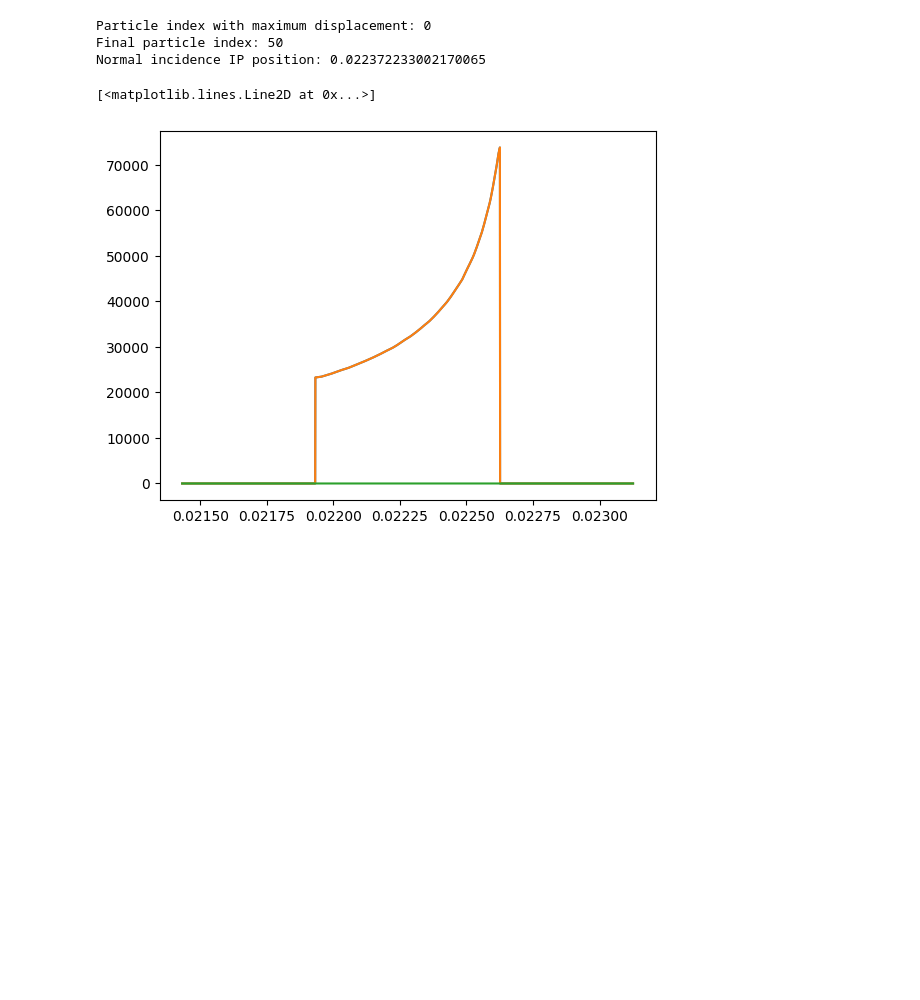
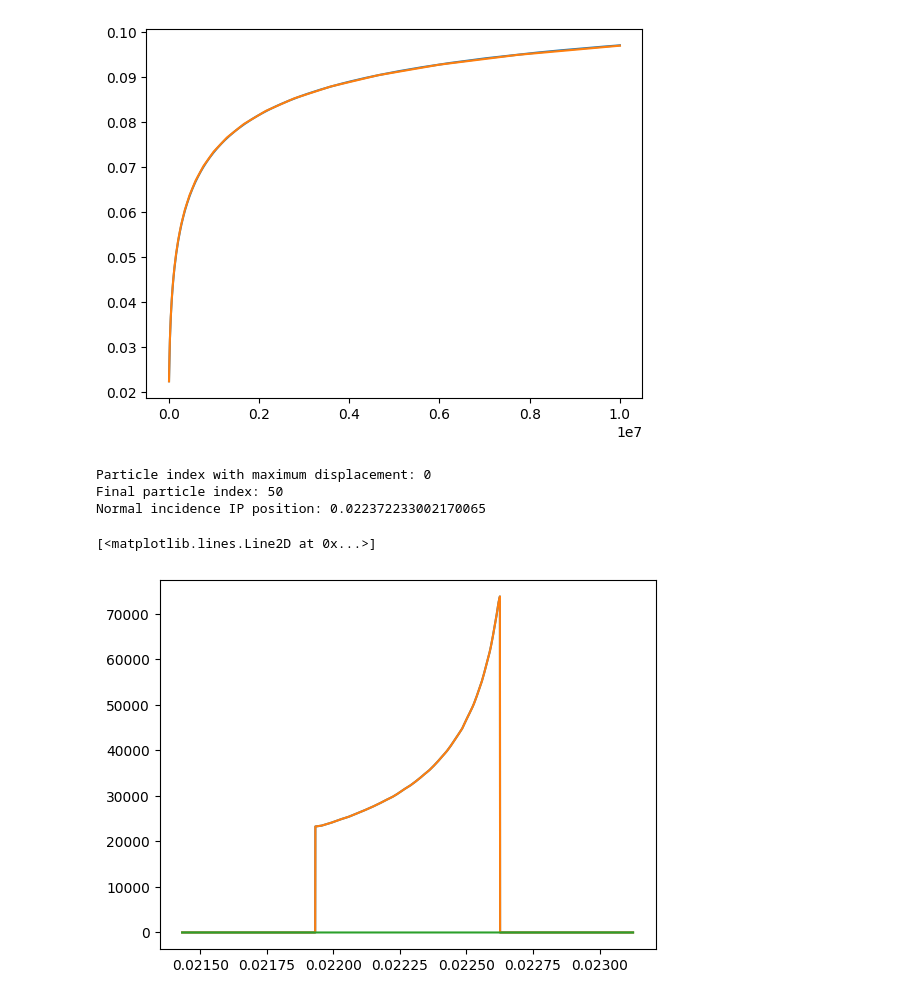
Before and after one commit to Schaeffer-Lab/Dec-2024-Shock-Data, a Jupyter notebook: Class_MagSpec.ipynb, the cells around one changed output. Saved outputs shown, nothing was run; the diff lists cells and outputs as text; code cells hidden in the pictures; blank space fills up the shorter version.

Commit message:
Working Dispersion

```diff
--- a/Class_MagSpec.ipynb
+++ b/Class_MagSpec.ipynb
@@ -967,0 +898,81 @@ plt.ylim(yc-w,yc+w)
+# %%
+#Field from Gennady
+NEPPS_Field = (89/79)*np.loadtxt('Magnetic_Field_NEPPS.txt', skiprows=1)
+
+Baxes, Bdata = NEPPS_Field[:,0], NEPPS_Field[:,1]
+
+Spec = MagSpec()
+
+Spec.mag_field(Baxes,Bdata)
+
+#Spec.plotIP()
+
+IP_dist_val, X_data, Y_data, Z_data = Spec.track_1D_slit(
+    plotting = False,
+    Energy_eV = 10000,
+    source = 'point',
+    Range = np.linspace(-0.002,0.002,51),
+    theta_z = 0,
+    theta_0 = 0)
+
+#zoom in!
+xc = 0.0215
+yc = 0.014
+w = 0.002
+#print(Spec.TCC_x)
+
+xspace = np.linspace(-0.5, 0, 251)
+yspace = np.linspace(-0.25, 0.25, 251)
+zspace = np.linspace(-0.25, 0.25, 251)
+
+#def fx(x, y, z):
+#    return 1*x + 0*y + 1*z + 2
+#def fy(x, y, z):
+#    return 0*x + 0*y + 0*z + 0
+#def fz(x, y, z):
+#    return 0*x + 0*y + 0*z + 0
+
+def fx(x, y, z):
+    return 0.01*(y-0.1)/(((x+0.5)**2)+((y-0.1)**2)) + 0*z
+def fy(x, y, z):
+    return -0.01*(x+0.5)/(((x+0.5)**2)+((y-0.1)**2)) + 0*z
+def fz(x, y, z):
+    return 0*x + 0*y + 0*z + 0
+
+Bx = fx(*np.meshgrid(xspace,yspace,zspace, indexing = 'ij', sparse=True))
+By = fy(*np.meshgrid(xspace,yspace,zspace, indexing = 'ij', sparse=True))
+Bz = fz(*np.meshgrid(xspace,yspace,zspace, indexing = 'ij', sparse=True))
+
+RGI_x = spint.RegularGridInterpolator(points=[xspace, yspace, zspace], values=Bx)
+
+Spec.mag_field3D(
+    gridpoints_x = xspace,
+    gridpoints_y = yspace,
+    gridpoints_z = zspace,
+    B_3D_x = Bx,
+    B_3D_y = By,
+    B_3D_z = Bz
+)
+
+Spec.wall(0)
+
+V = [0.3,0.3,0.3]
+v_hat = V/(np.linalg.norm(V))
+
+#xarray, yarray, zarray = Spec.particle_tracker_3D(Energy_eV = 100, vhat=v_hat)
+#plt.plot(xarray,yarray)
+
+#Y,Z = Spec.flux_projection(1000,np.linspace(-0.01,0.01,6),np.linspace(-0.01,0.01,6))
+#plt.scatter(Y,Z)
+#print(len(xarray))
+
+#plt.xlim(xc-w,xc+w)
+#plt.ylim(yc-w,yc+w)
+
+Espace = np.linspace(10*1000,10000*1000,501)
+Xspace = Spec.EXdispersion(Espace)
+plt.plot(Espace,Xspace)
+
+energy_data_protons = np.loadtxt('NEPPS_Dispersion_Protons_087T.txt', skiprows=1)
+plt.plot((1000)*energy_data_protons[:,0],(1/1000)*energy_data_protons[:,1])
+# %% [output]
@@ -968,3 +981,4 @@ plt.ylim(yc-w,yc+w)
+[figure, added]
 # %%
 def linear_particle_density(IP_dist_val):
     max = np.max(IP_dist_val)
```
Also changed, not shown: parts of 6 cells of this notebook.
